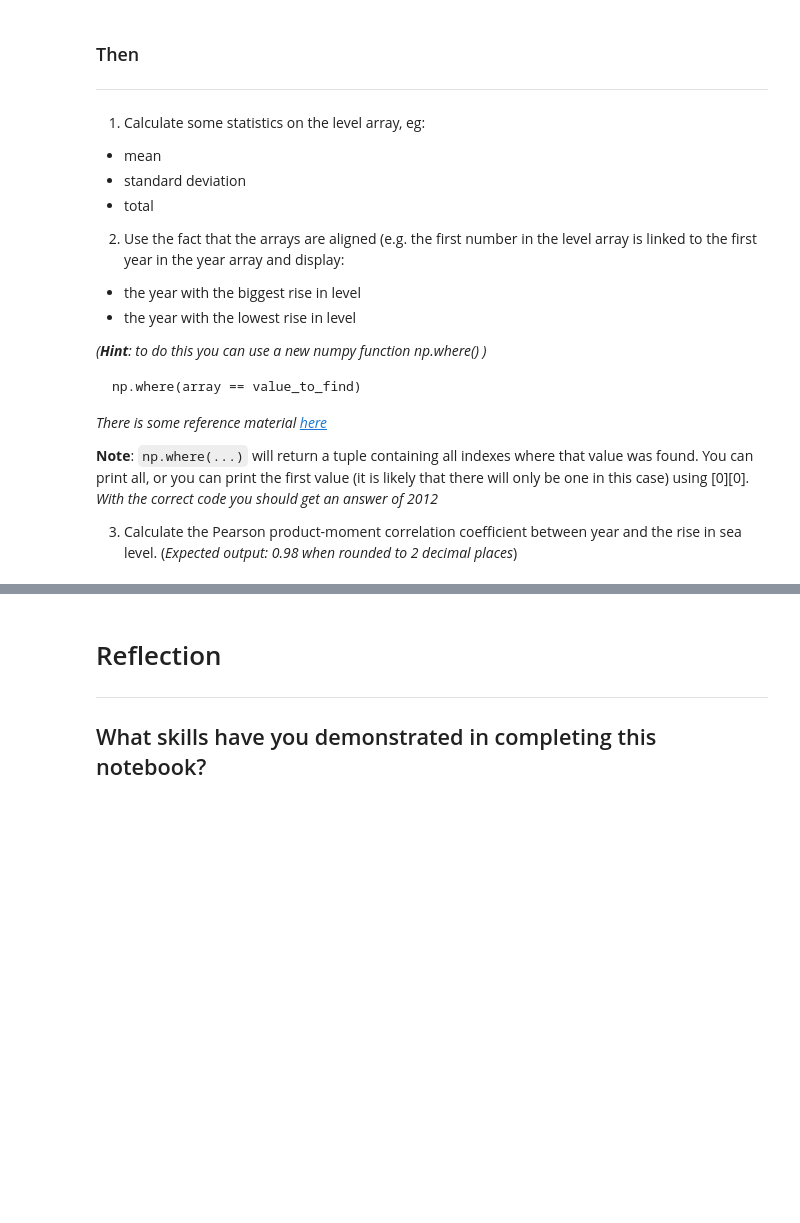
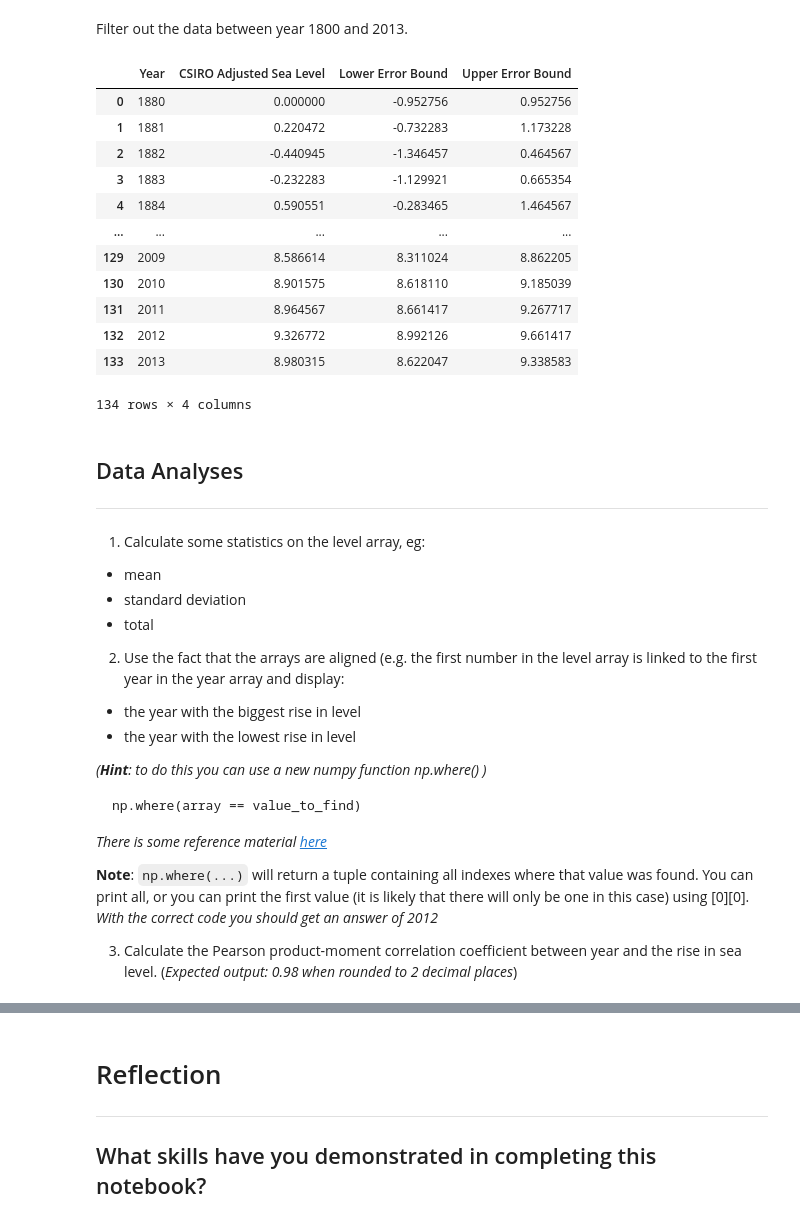
Before and after one commit to sysphcd/PythonProgrammingforData, a Jupyter notebook: Projects/Sea_Level_Project.ipynb, the cells around one changed output, grey strips where cells are left out. Drawn from its saved outputs; the diff is of its cells as text; code cells hidden in the pictures; blank space fills up the shorter version.

```diff
--- a/Projects/Sea_Level_Project.ipynb
+++ b/Projects/Sea_Level_Project.ipynb
@@ -20,15 +28,0 @@ For this exercise:
-# %%
-import pandas as pd
-import numpy as np
-#from scipy.stats import linregress
-
-def get_dataset(df):
-  sealevel_df = df[(df['Year']>=1880) & (df['Year'] <=2013)]
-  display(sealevel_df.head())
-  df.info()
-  #display(sealevel)
-  return sealevel_df
-
-url = 'https://raw.githubusercontent.com/freeCodeCamp/boilerplate-sea-level-predictor/master/epa-sea-level.csv'
-sea_level_df = pd.read_csv(url)
-get_dataset(sea_level_df)
@@ -67,5 +134,25 @@ memory usage: 5.4 KB
+# %% [markdown]
+Filter out the data between year 1800 and 2013.
+# %%
+filt_year = (cleaned_sealevel_df['Year']>=1880) & (cleaned_sealevel_df['Year'] <=2013)
+filted_sealevel_df = cleaned_sealevel_df[filt_year]
+filted_sealevel_df
+# %% [output]
+|  | Year | CSIRO Adjusted Sea Level | Lower Error Bound | Upper Error Bound |
+| 0 | 1880 | 0.000000 | -0.952756 | 0.952756 |
+| 1 | 1881 | 0.220472 | -0.732283 | 1.173228 |
+| 2 | 1882 | -0.440945 | -1.346457 | 0.464567 |
+| 3 | 1883 | -0.232283 | -1.129921 | 0.665354 |
+| 4 | 1884 | 0.590551 | -0.283465 | 1.464567 |
+| ... | ... | ... | ... | ... |
+| 129 | 2009 | 8.586614 | 8.311024 | 8.862205 |
+| 130 | 2010 | 8.901575 | 8.618110 | 9.185039 |
+| 131 | 2011 | 8.964567 | 8.661417 | 9.267717 |
+| 132 | 2012 | 9.326772 | 8.992126 | 9.661417 |
+| 133 | 2013 | 8.980315 | 8.622047 | 9.338583 |
+134 rows × 4 columns
 # %% [markdown]
-### Then
+## Data Analyses
 ---
 1.  Calculate some statistics on the level array, eg:
 *  mean
```
Also changed, not shown: parts of 49 cells of this notebook.
